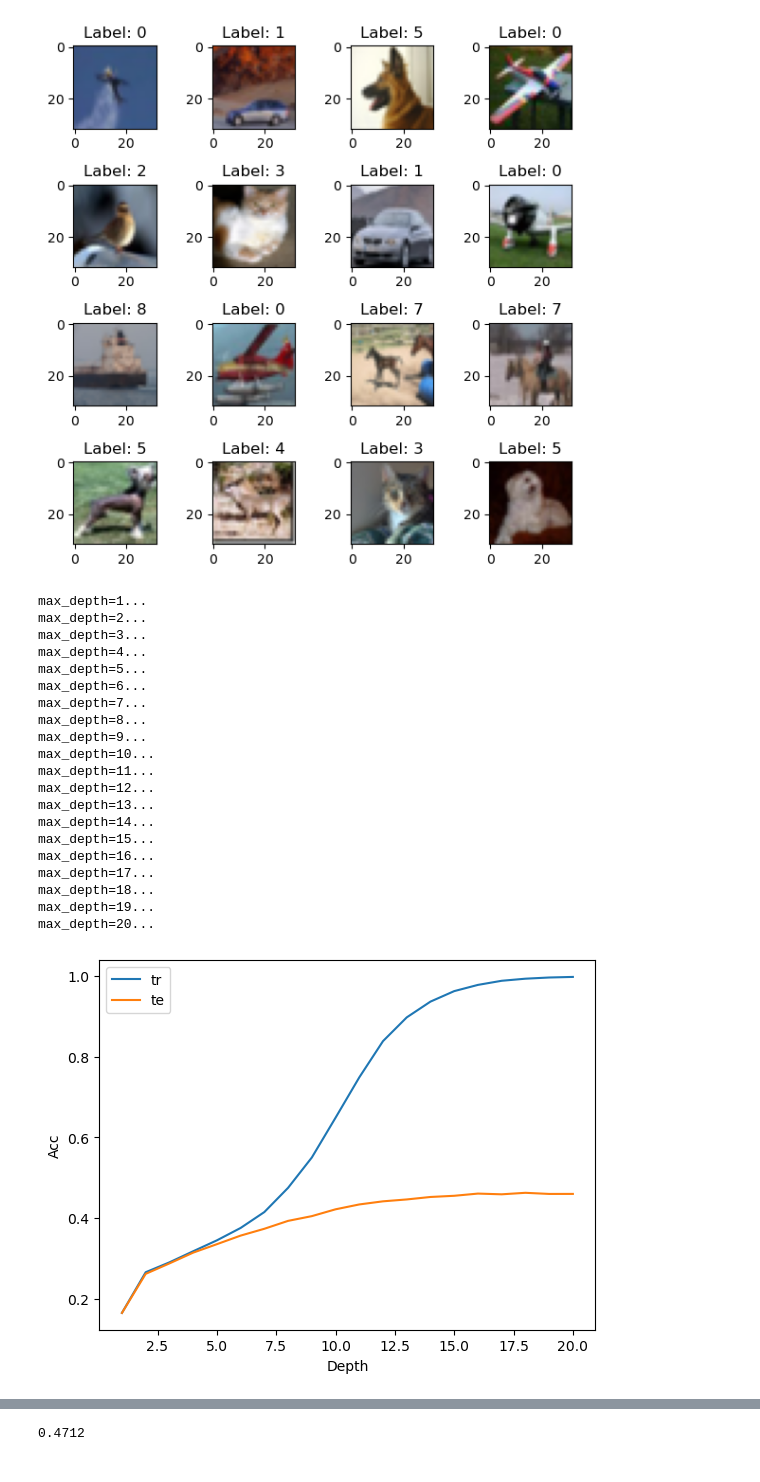
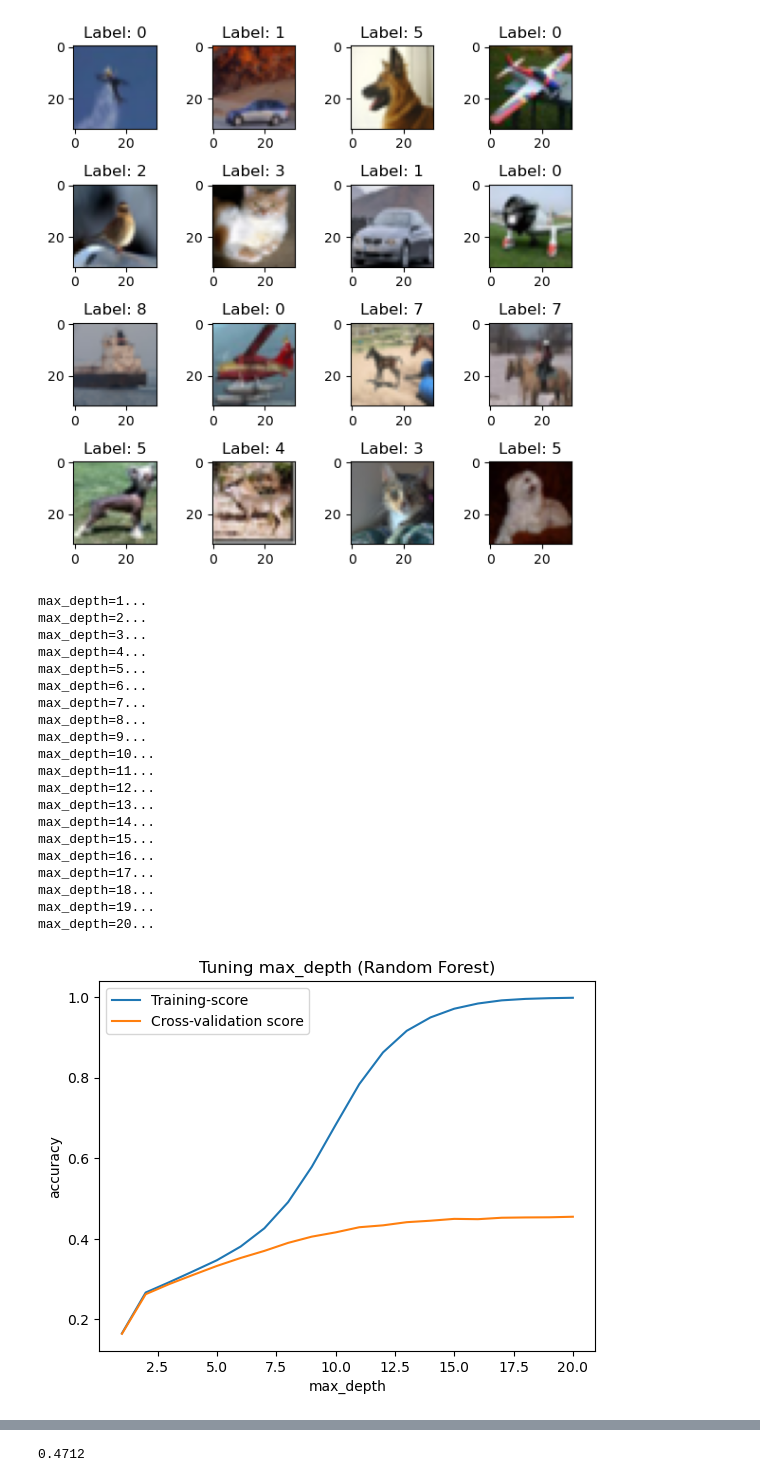
Before and after one commit to Shellyyy2003/CS178, a Jupyter notebook: RandomForest.ipynb, the cells around one changed output, grey strips where cells are left out. Cells and saved outputs as stored; diff of their text form; code cells hidden in the pictures.

Commit message:
Add validation and update plots

```diff
--- a/RandomForest.ipynb
+++ b/RandomForest.ipynb
@@ -41,45 +42,48 @@ plt.tight_layout()
 # Tune max_depth parameter
 max_depths = list(range(1, 21))
 acc_tr = []
-acc_te = []
+acc_cross = []
 
 for max_depth in max_depths:
     print(f'max_depth={max_depth}...')
     clf = RandomForestClassifier(max_depth=max_depth, random_state=seed)
-    clf.fit(X_tr, y_tr)
+    scores = cross_validate(clf, X_tr, y_tr, cv=5, return_train_score=True, n_jobs=-1)
 
-    acc_tr.append(clf.score(X_tr, y_tr))
-    acc_te.append(clf.score(X_te, y_te))
+    acc_tr.append(scores['train_score'].mean())
+    acc_cross.append(scores['test_score'].mean())
 
-plt.plot(max_depths, acc_tr, label='tr')
-plt.plot(max_depths, acc_te, label='te')
+fig = plt.figure()
+ax = fig.add_subplot(111)
+ax.plot(max_depths, acc_tr, label='Training-score')
+ax.plot(max_depths, acc_cross, label='Cross-validation score')
 
-plt.xlabel('Depth')
-plt.ylabel('Acc')
+ax.set_title('Tuning max_depth (Random Forest)')
+ax.set_xlabel('max_depth')
+ax.set_ylabel('accuracy')
 
-plt.legend();
+ax.legend();
 # %% [output]
 max_depth=1...
 max_depth=2...
 max_depth=3...
 max_depth=4...
 max_depth=5...
 max_depth=6...
 max_depth=7...
 max_depth=8...
 max_depth=9...
 max_depth=10...
 max_depth=11...
 max_depth=12...
 max_depth=13...
 max_depth=14...
 max_depth=15...
 max_depth=16...
 max_depth=17...
 max_depth=18...
 max_depth=19...
 max_depth=20...
-[figure, old version]
+[figure, new version]
 # %%
 # Tune n_estimators parameters
 n_estimators_lst = range(100, 501, 100)
```
Also changed, not shown: parts of 3 cells of this notebook.
